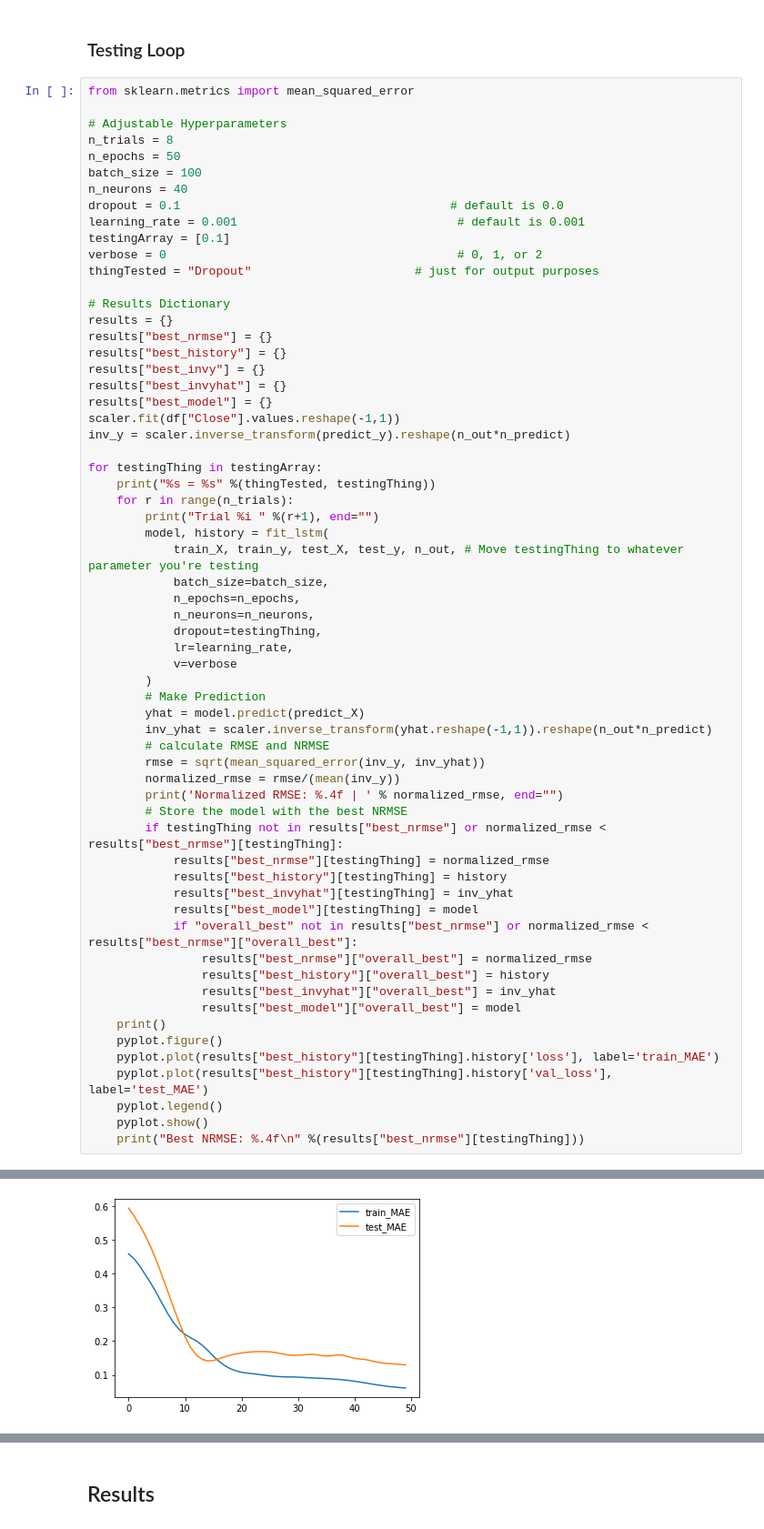
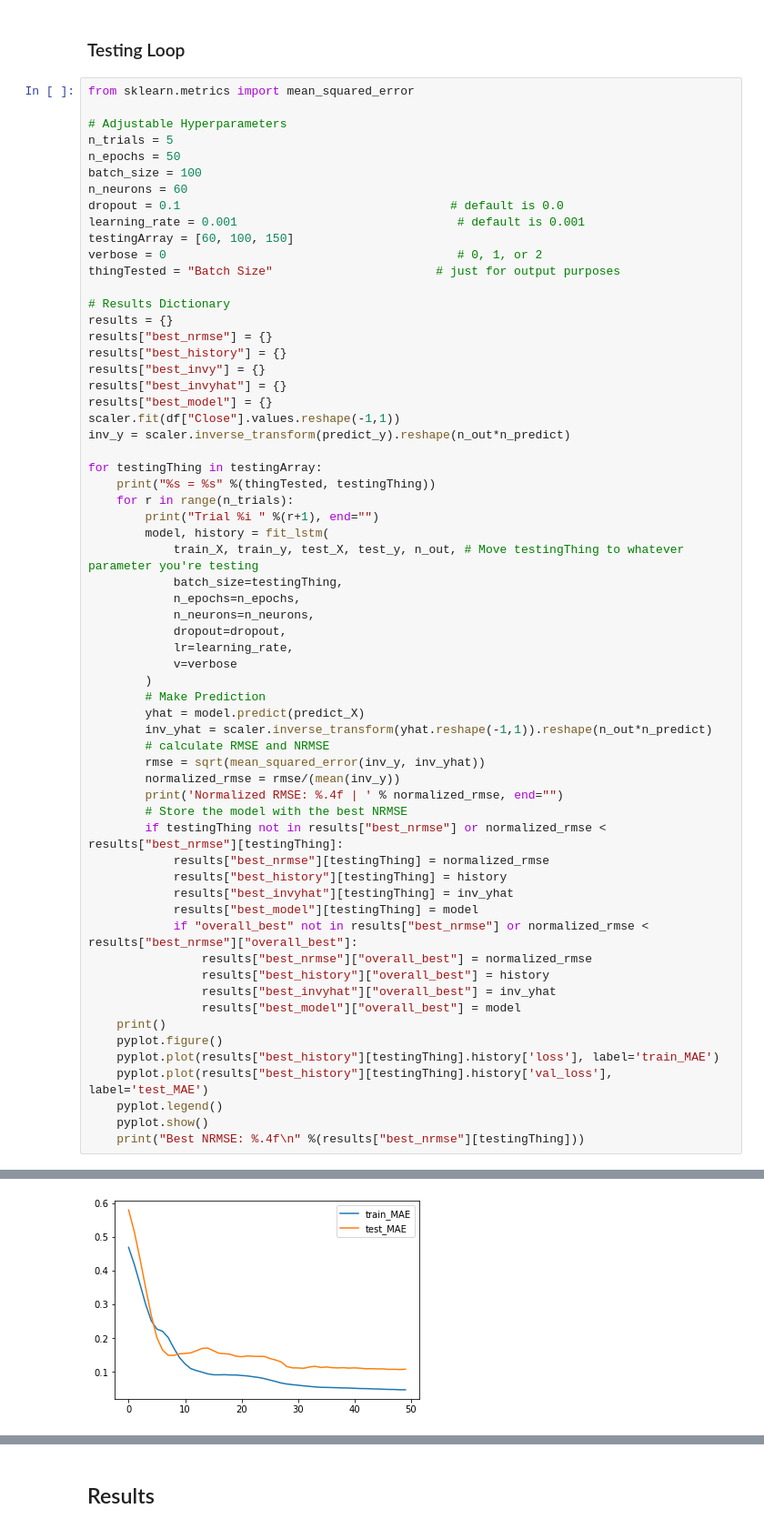
Before and after one commit to TLChilton/Senior_Capstone, a Jupyter notebook: Thomas/LSTMTestBed.ipynb, the cells around one changed output, grey strips where cells are left out. Shown: that part at 91% size. Saved outputs shown, nothing was run; the diff lists cells and outputs as text.

```diff
--- a/Thomas/LSTMTestBed.ipynb
+++ b/Thomas/LSTMTestBed.ipynb
@@ -205,15 +208,15 @@ def fit_lstm(train_X, train_y, test_X, test_y, n_out, batch_size, n_epochs, n_ne
 from sklearn.metrics import mean_squared_error
 
 # Adjustable Hyperparameters
-n_trials = 8
+n_trials = 5
 n_epochs = 50
 batch_size = 100
-n_neurons = 40
+n_neurons = 60
 dropout = 0.1                                      # default is 0.0
 learning_rate = 0.001                               # default is 0.001
-testingArray = [0.1]
+testingArray = [60, 100, 150]
 verbose = 0                                         # 0, 1, or 2
-thingTested = "Dropout"                       # just for output purposes
+thingTested = "Batch Size"                       # just for output purposes
 
 # Results Dictionary
 results = {}
@@ -231,10 +234,10 @@ for testingThing in testingArray:
         print("Trial %i " %(r+1), end="")
         model, history = fit_lstm(
             train_X, train_y, test_X, test_y, n_out, # Move testingThing to whatever parameter you're testing
-            batch_size=batch_size,
+            batch_size=testingThing,
             n_epochs=n_epochs,
             n_neurons=n_neurons,
-            dropout=testingThing,
+            dropout=dropout,
             lr=learning_rate,
             v=verbose
         )
@@ -269 +272 @@ Trial 1 Normalized RMSE: 0.2190 | Trial 2 Normalized RMSE: 0.2240 | Trial 3 Norm
-[figure, old version]
+[figure, new version]
```
Also changed, not shown: parts of 9 cells of this notebook.
